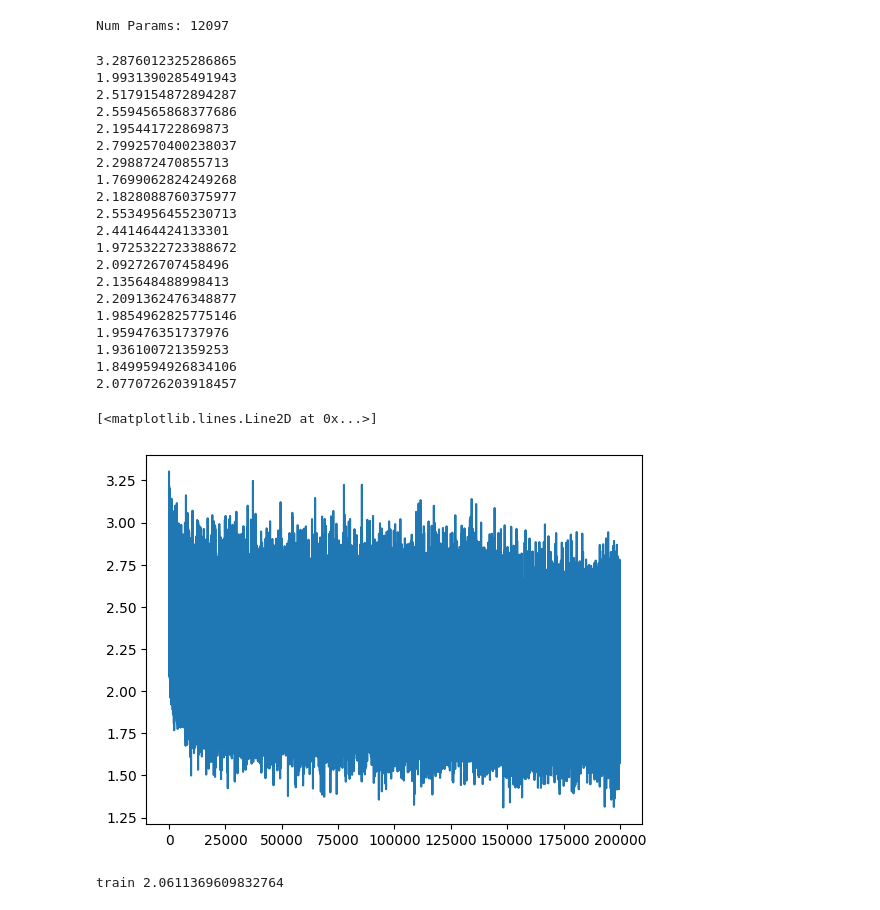
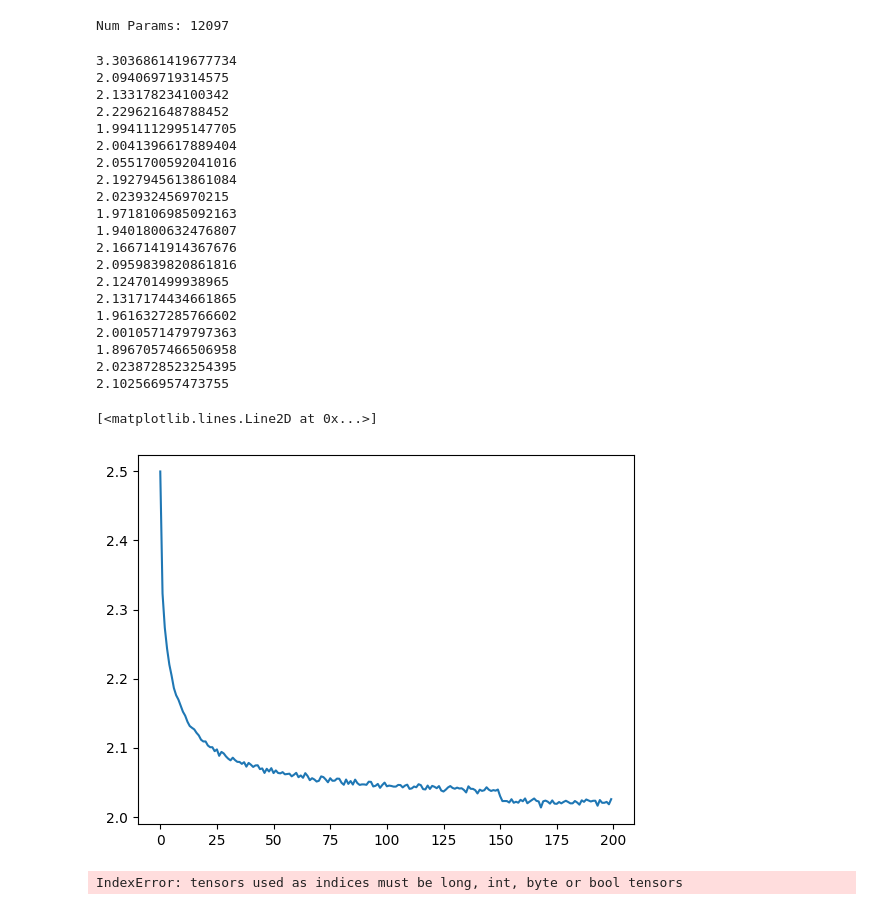
Before and after one commit to ryan-mangeno/seq-gen-torch, a Jupyter notebook: makemore_wavenet.ipynb, the cells around one changed output. Saved outputs shown, nothing was run; the diff lists cells and outputs as text; code cells hidden in the pictures.

Commit message:
more modular forward pass, better loss plotting, init for Linear layer, inferencing

```diff
--- a/makemore_wavenet.ipynb
+++ b/makemore_wavenet.ipynb
@@ -202,6 +202,20 @@ class Embedding:
     return [self.weight]
 
 # -----------------------------------------------------------------------------------------------
+class Flatten:
+
+  def __call__(self, x):
+    s = x.shape[0]
+    x = x.view(s, -1)
+    if x.shape[1] == 1:
+      x = x.squeeze(1)
+    self.out = x
+    return self.out
+
+  def parameters(self):
+    return []
+
+# -----------------------------------------------------------------------------------------------
 class FlattenConsecutive:
 
   def __init__(self, n):
@@ -246,6 +279,8 @@ n_hidden = 200 # num hidden layer neurons
 
 C = torch.randn((vocab_size, n_emb))
 layers = [
+    Embedding(vocab_size, n_emb),
+    Flatten(),
     Linear(n_emb * block_size, n_hidden, False), BatchNorm1d(n_hidden), Tanh(),
     Linear(n_hidden, vocab_size)
 ]
@@ -254,7 +289,7 @@ layers = [
 with torch.no_grad():
     layers[-1].weight *= 0.1
 
-params = [C] + [p for layer in layers for p in layer.parameters()]
+params = [p for layer in layers for p in layer.parameters()]
 print(f"Num Params: {sum(p.nelement() for p in params)}")
 for param in params:
     param.requires_grad = True
@@ -263,7 +298,7 @@ Num Params: 12097
 # %%
 lossi = []
 num_epochs = 200_000
-batch_size = 32
+batch_size = 256
 # %%
 for i in range(num_epochs):
 
@@ -271,8 +306,7 @@ for i in range(num_epochs):
     Yb = Ytr[ixs]
     Xb = Xtr[ixs]
 
-    emb = C[Xb]
-    x = emb.view(emb.shape[0], -1)
+    x = Xb
     for layer in layers:
         x = layer(x)
     loss = F.cross_entropy(x, Yb)
@@ -290,31 +324,31 @@ for i in range(num_epochs):
     if i % 10_000 == 0:
         print(loss.item())
 # %% [output]
-3.2876012325286865
-1.9931390285491943
-2.5179154872894287
-2.5594565868377686
-2.195441722869873
-2.7992570400238037
-2.298872470855713
-1.7699062824249268
-2.1828088760375977
-2.5534956455230713
-2.441464424133301
-1.9725322723388672
-2.092726707458496
-2.135648488998413
-2.2091362476348877
-1.9854962825775146
-1.959476351737976
-1.936100721359253
-1.8499594926834106
-2.0770726203918457
+3.3036861419677734
+2.094069719314575
+2.133178234100342
+2.229621648788452
+1.9941112995147705
+2.0041396617889404
+2.0551700592041016
+2.1927945613861084
+2.023932456970215
+1.9718106985092163
+1.9401800632476807
+2.1667141914367676
+2.0959839820861816
+2.124701499938965
+2.1317174434661865
+1.9616327285766602
+2.0010571479797363
+1.8967057466506958
+2.0238728523254395
+2.102566957473755
 # %%
-plt.plot(lossi)
+plt.plot(torch.tensor(lossi).view(-1, 1000).mean(1))
 # %% [output]
 [<matplotlib.lines.Line2D at 0x...>]
-[figure, old version]
+[figure, new version]
 # %%
 # to put into eval mode, espeicaly for batch norm
 for layer in layers:
@@ -336,5 +370,6 @@ def split_loss(split):
     print(split, loss.item())
 # %%
 split_loss('train')
+split_loss('val')
 # %% [output]
-train 2.0611369609832764
+IndexError: tensors used as indices must be long, int, byte or bool tensors
```
Also changed, not shown: parts of 8 cells of this notebook.
